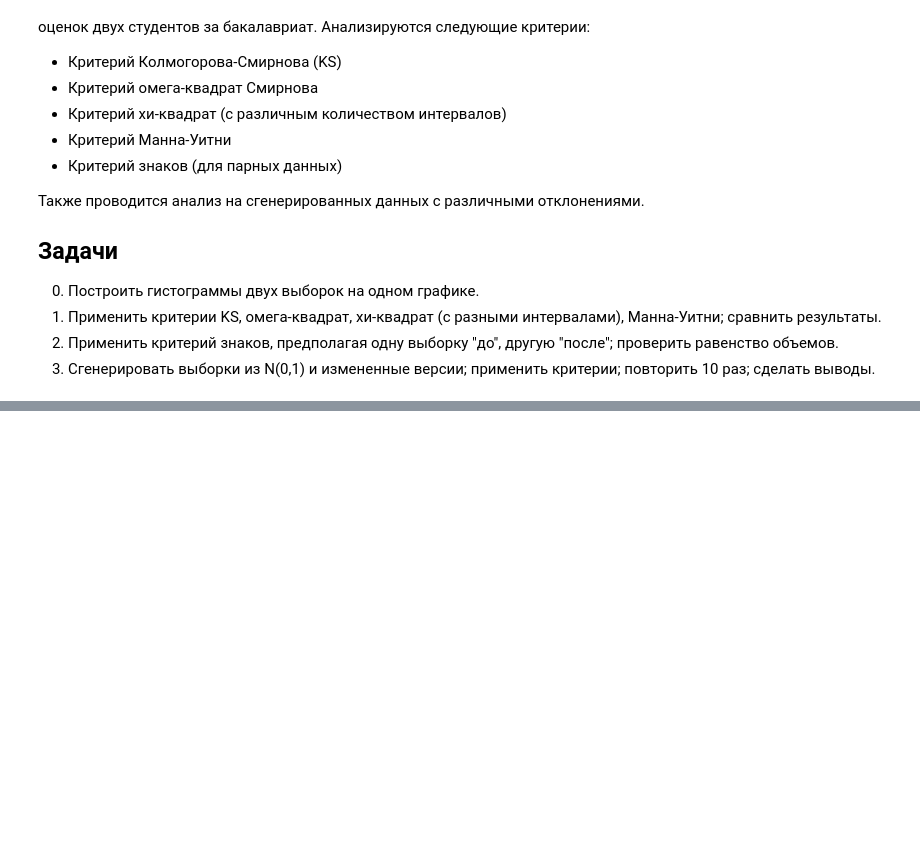
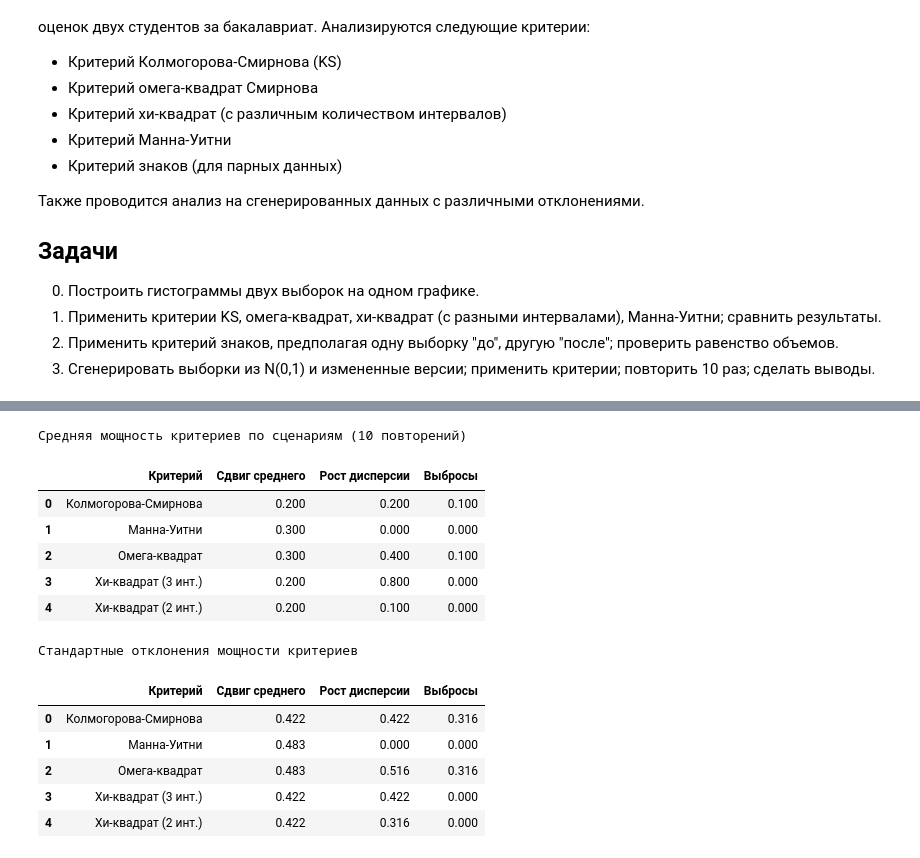
Before and after one commit to ArtemZS/LABS.-statistical-methods-of-data-processing-, a Jupyter notebook: lab2.ipynb, the cells around one changed output, grey strips where cells are left out. Saved outputs shown, nothing was run; the diff lists cells and outputs as text; code cells hidden in the pictures; blank space fills up the shorter version.

```diff
--- a/lab2.ipynb
+++ b/lab2.ipynb
@@ -179,0 +249,70 @@ Chi2_10_bins                0.1              0.8       0.3
+# %%
+def run_detailed_power_analysis(n=50, repeats=10):
+    scenarios = {
+        "Сдвиг среднего": lambda: (np.random.normal(0, 1, n), np.random.normal(0.2, 1, n)),
+        "Рост дисперсии": lambda: (np.random.normal(0, 1, n), np.random.normal(0, 2, n)),
+        "Выбросы": lambda: (np.random.normal(0, 1, n),
+                            np.concatenate([np.random.normal(0, 1, n-5), [15, 20, 25, 18, 22]]))
+    }
+
+    all_results = {scen: {test: [] for test in ["KS", "MW", "Omega", "Chi2_3", "Chi2_2"]} for scen in scenarios}
+
+    for scen_name, gen_func in scenarios.items():
+        for _ in range(repeats):
+            x, y = gen_func()
+
+            # Собираем флаги (1 - H0 отвергнута, 0 - принята) для каждой итерации
+            all_results[scen_name]["KS"].append(1 if stats.ks_2samp(x, y).pvalue < alpha else 0)
+            all_results[scen_name]["MW"].append(1 if stats.mannwhitneyu(x, y).pvalue < alpha else 0)
+            all_results[scen_name]["Omega"].append(1 if stats.cramervonmises_2samp(x, y).pvalue < alpha else 0)
+            all_results[scen_name]["Chi2_3"].append(1 if test_chi2_custom(x, y, bins=3) < alpha else 0)
+            all_results[scen_name]["Chi2_2"].append(1 if test_chi2_custom(x, y, bins=2) < alpha else 0)
+
+    # Функции для агрегации
+    mean_data = []
+    std_data = []
+
+    test_names_map = {
+        "KS": "Колмогорова-Смирнова",
+        "MW": "Манна-Уитни",
+        "Omega": "Омега-квадрат",
+        "Chi2_3": "Хи-квадрат (3 инт.)",
+        "Chi2_2": "Хи-квадрат (2 инт.)"
+    }
+
+    for test_key, test_name in test_names_map.items():
+        row_mean = {"Критерий": test_name}
+        row_std = {"Критерий": test_name}
+
+        for scen in scenarios:
+            data = all_results[scen][test_key]
+            row_mean[scen] = f"{np.mean(data):.3f}"
+            row_std[scen] = f"{np.std(data, ddof=1):.3f}"
+
+        mean_data.append(row_mean)
+        std_data.append(row_std)
+
+    return pd.DataFrame(mean_data), pd.DataFrame(std_data)
+
+df_table_8, df_table_9 = run_detailed_power_analysis()
+
+print("Средняя мощность критериев по сценариям (10 повторений)")
+display(df_table_8)
+
+print("\nСтандартные отклонения мощности критериев")
+display(df_table_9)
+# %% [output]
+Средняя мощность критериев по сценариям (10 повторений)
+|  | Критерий | Сдвиг среднего | Рост дисперсии | Выбросы |
+| 0 | Колмогорова-Смирнова | 0.200 | 0.200 | 0.100 |
+| 1 | Манна-Уитни | 0.300 | 0.000 | 0.000 |
+| 2 | Омега-квадрат | 0.300 | 0.400 | 0.100 |
+| 3 | Хи-квадрат (3 инт.) | 0.200 | 0.800 | 0.000 |
+| 4 | Хи-квадрат (2 инт.) | 0.200 | 0.100 | 0.000 |
+Стандартные отклонения мощности критериев
+|  | Критерий | Сдвиг среднего | Рост дисперсии | Выбросы |
+| 0 | Колмогорова-Смирнова | 0.422 | 0.422 | 0.316 |
+| 1 | Манна-Уитни | 0.483 | 0.000 | 0.000 |
+| 2 | Омега-квадрат | 0.483 | 0.516 | 0.316 |
+| 3 | Хи-квадрат (3 инт.) | 0.422 | 0.422 | 0.000 |
+| 4 | Хи-квадрат (2 инт.) | 0.422 | 0.316 | 0.000 |
```
Also changed, not shown: parts of 12 cells of this notebook, 5 other files.
